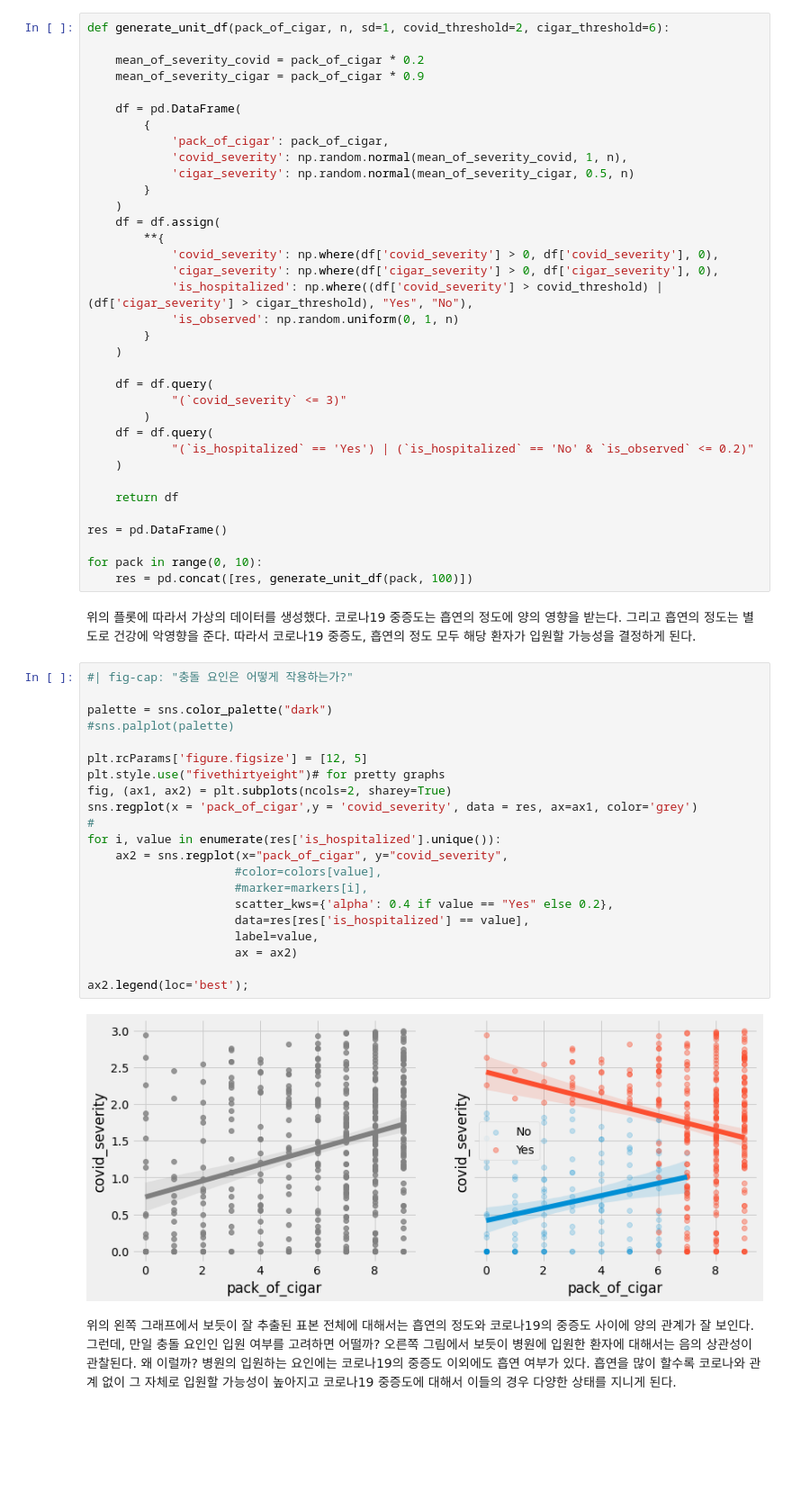
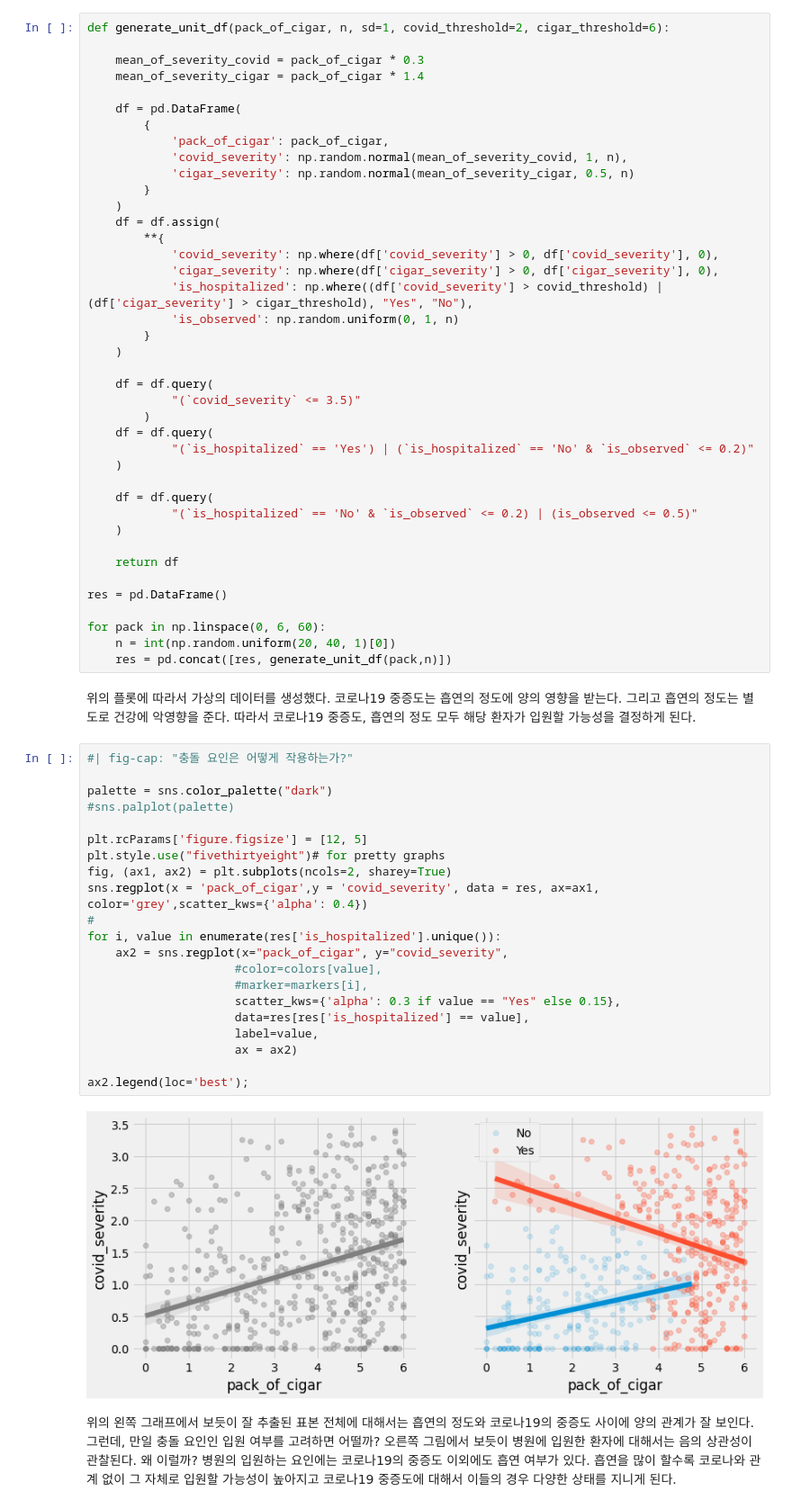
Before and after one commit to anarinsk/lostineconomics_quarto, a Jupyter notebook: posts/regression/2022-06-06-berkson-paradox-regressionipynb.ipynb, the cells around one changed output. Shown at 90% size. Drawn from its saved outputs; the diff is of its cells as text; blank space fills up the shorter version.

```diff
--- a/posts/regression/2022-06-06-berkson-paradox-regressionipynb.ipynb
+++ b/posts/regression/2022-06-06-berkson-paradox-regressionipynb.ipynb
@@ -45,8 +45,8 @@ import statsmodels as statsmodels
 # %%
 def generate_unit_df(pack_of_cigar, n, sd=1, covid_threshold=2, cigar_threshold=6):
 
-    mean_of_severity_covid = pack_of_cigar * 0.2
-    mean_of_severity_cigar = pack_of_cigar * 0.9
+    mean_of_severity_covid = pack_of_cigar * 0.3
+    mean_of_severity_cigar = pack_of_cigar * 1.4
 
     df = pd.DataFrame(
         {
@@ -65,43 +65,48 @@ def generate_unit_df(pack_of_cigar, n, sd=1, covid_threshold=2, cigar_threshold=
     )
 
     df = df.query(
-            "(`covid_severity` <= 3)"
+            "(`covid_severity` <= 3.5)"
         )
     df = df.query(
             "(`is_hospitalized` == 'Yes') | (`is_hospitalized` == 'No' & `is_observed` <= 0.2)"
+    )
+
+    df = df.query(
+            "(`is_hospitalized` == 'No' & `is_observed` <= 0.2) | (is_observed <= 0.5)"
     )
 
     return df
 
 res = pd.DataFrame()
 
-for pack in range(0, 10):
-    res = pd.concat([res, generate_unit_df(pack, 100)])
+for pack in np.linspace(0, 6, 60):
+    n = int(np.random.uniform(20, 40, 1)[0])
+    res = pd.concat([res, generate_unit_df(pack,n)])
 # %% [markdown]
 위의 플롯에 따라서 가상의 데이터를 생성했다. 코로나19 중증도는 흡연의 정도에 양의 영향을 받는다. 그리고 흡연의 정도는 별도로 건강에 악영향을 준다. 따라서 코로나19 중증도, 흡연의 정도 모두 해당 환자가 입원할 가능성을 결정하게 된다.
 # %%
 #| fig-cap: "충돌 요인은 어떻게 작용하는가?"
 
 palette = sns.color_palette("dark")
 #sns.palplot(palette)
 
 plt.rcParams['figure.figsize'] = [12, 5]
 plt.style.use("fivethirtyeight")# for pretty graphs
 fig, (ax1, ax2) = plt.subplots(ncols=2, sharey=True)
-sns.regplot(x = 'pack_of_cigar',y = 'covid_severity', data = res, ax=ax1, color='grey')
+sns.regplot(x = 'pack_of_cigar',y = 'covid_severity', data = res, ax=ax1, color='grey',scatter_kws={'alpha': 0.4})
 #
 for i, value in enumerate(res['is_hospitalized'].unique()):
     ax2 = sns.regplot(x="pack_of_cigar", y="covid_severity",
                      #color=colors[value],
                      #marker=markers[i],
-                     scatter_kws={'alpha': 0.4 if value == "Yes" else 0.2},
+                     scatter_kws={'alpha': 0.3 if value == "Yes" else 0.15},
                      data=res[res['is_hospitalized'] == value],
                      label=value,
                      ax = ax2)
 
 ax2.legend(loc='best');
 # %% [output]
-[figure, old version]
+[figure, new version]
 # %% [markdown]
 위의 왼쪽 그래프에서 보듯이 잘 추출된 표본 전체에 대해서는 흡연의 정도와 코로나19의 중증도 사이에 양의 관계가 잘 보인다. 그런데, 만일 충돌 요인인 입원 여부를 고려하면 어떨까? 오른쪽 그림에서 보듯이 병원에 입원한 환자에 대해서는 음의 상관성이 관찰된다. 왜 이럴까? 병원의 입원하는 요인에는 코로나19의 중증도 이외에도 흡연 여부가 있다. 흡연을 많이 할수록 코로나와 관계 없이 그 자체로 입원할 가능성이 높아지고 코로나19 중증도에 대해서 이들의 경우 다양한 상태를 지니게 된다.
 # %%
```
Also changed, not shown: parts of 2 cells of this notebook, 6 other files.
